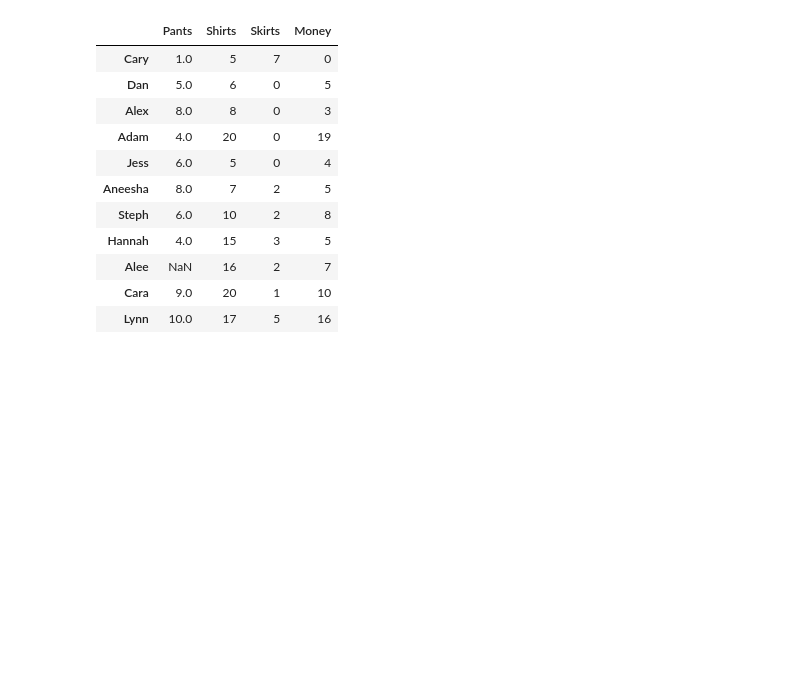
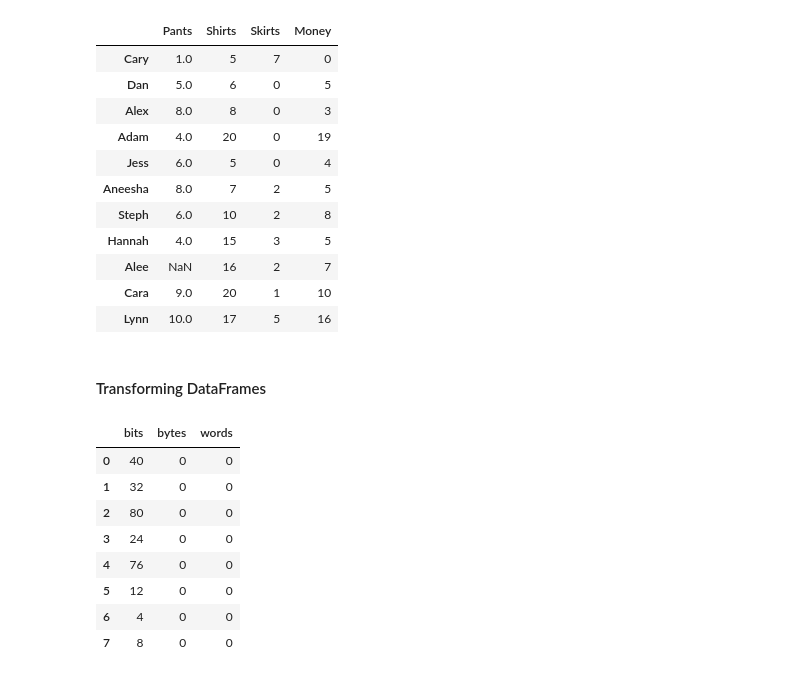
Before and after one commit to mmj32/Class-Practice-Repo, a Jupyter notebook: todo5/pandas_notes2_haring.ipynb, the cells around one changed output. Cells and saved outputs as stored; diff of their text form; code cells hidden in the pictures; blank space fills up the shorter version.

```diff
--- a/todo5/pandas_notes2_haring.ipynb
+++ b/todo5/pandas_notes2_haring.ipynb
@@ -722,3 +722,21 @@ See the caveats in the documentation: http://pandas.pydata.org/pandas-docs/stabl
 | Alee | NaN | 16 | 2 | 7 |
 | Cara | 9.0 | 20 | 1 | 10 |
 | Lynn | 10.0 | 17 | 5 | 16 |
+# %% [markdown]
+#### Transforming DataFrames
+# %%
+bit_con = {'bits':[40, 32, 80, 24, 76, 12, 4, 8],
+                   'bytes':[0, 0, 0, 0, 0, 0, 0, 0],
+                   'words':[0, 0, 0, 0, 0, 0, 0, 0]}
+bit_con_df = pd.DataFrame(bit_con)
+bit_con_df
+# %% [output]
+|  | bits | bytes | words |
+| 0 | 40 | 0 | 0 |
+| 1 | 32 | 0 | 0 |
+| 2 | 80 | 0 | 0 |
+| 3 | 24 | 0 | 0 |
+| 4 | 76 | 0 | 0 |
+| 5 | 12 | 0 | 0 |
+| 6 | 4 | 0 | 0 |
+| 7 | 8 | 0 | 0 |
```
Also changed, not shown: parts of 1 cell of this notebook.
